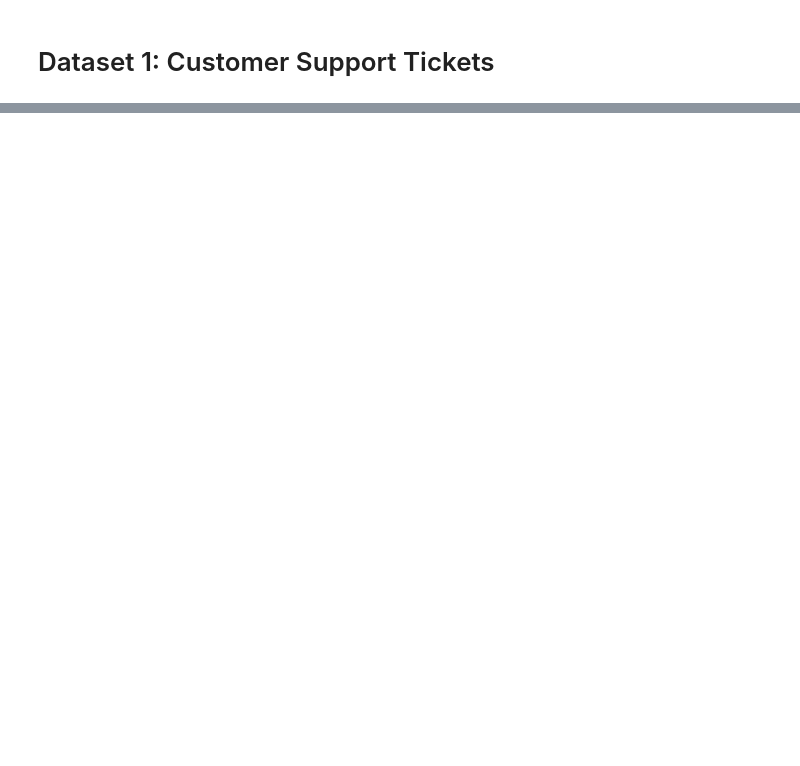
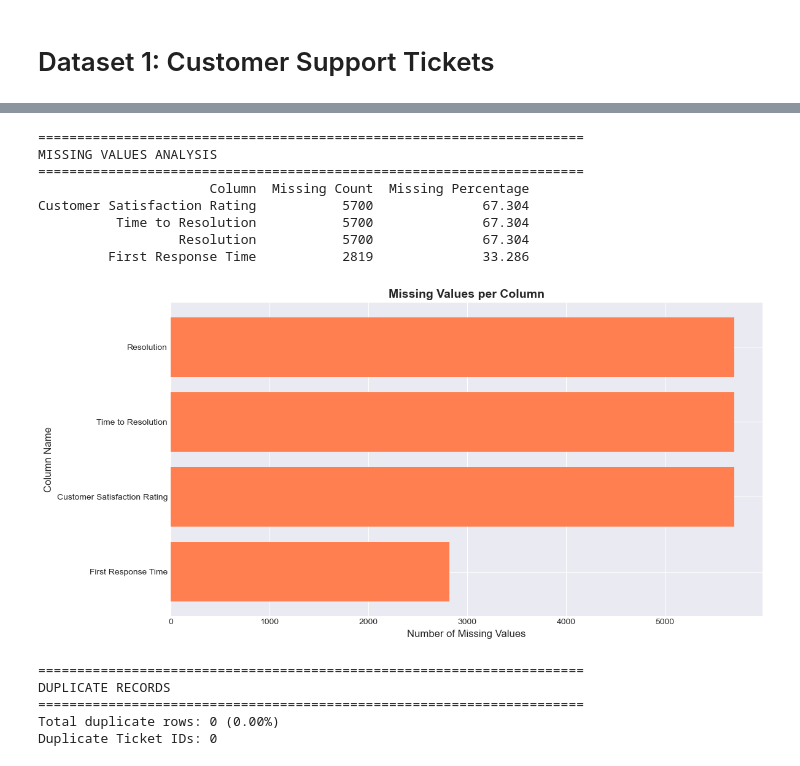
Before and after one commit to HoodaVishal/Intelligent-Customer-Support-System, a Jupyter notebook: notebooks/01_Data_Exploration.ipynb, the cells around one changed output, grey strips where cells are left out. Cells and saved outputs as stored; diff of their text form; code cells hidden in the pictures; blank space fills up the shorter version.

Commit message:
Add EDA of Customer Support Tickets

```diff
--- a/notebooks/01_Data_Exploration.ipynb
+++ b/notebooks/01_Data_Exploration.ipynb
@@ -243,0 +134,61 @@ Name: Time to Resolution, dtype: object
+# %%
+# Missing Values Analysis
+print('=' * 70)
+print('MISSING VALUES ANALYSIS')
+print('=' * 70)
+
+# Calculate missing values
+missing_counts = tickets.isnull().sum()
+missing_percent = (missing_counts / len(tickets)) * 100
+
+missing_df = pd.DataFrame({
+    'Column': missing_counts.index,
+    'Missing Count': missing_counts.values,
+    'Missing Percentage': missing_percent.values
+}).sort_values('Missing Count', ascending = False)
+
+# Display only columns with missing values
+missing_with_nulls = missing_df[missing_df['Missing Count'] > 0]
+if len(missing_with_nulls) > 0:
+    print(missing_with_nulls.to_string(index = False))
+else:
+    print('No missing values found')
+
+# Visualize missing values
+plt.figure(figsize = (12, 6))
+missing_with_nulls_sorted = missing_with_nulls.sort_values('Missing Count', ascending = True)
+plt.barh(missing_with_nulls_sorted['Column'], missing_with_nulls_sorted['Missing Count'], color = 'coral')
+plt.xlabel('Number of Missing Values', fontsize = 12)
+plt.ylabel('Column Name', fontsize = 12)
+plt.title('Missing Values per Column', fontsize = 14, fontweight = 'bold')
+plt.tight_layout()
+plt.show()
+# %% [output]
+======================================================================
+MISSING VALUES ANALYSIS
+======================================================================
+                      Column  Missing Count  Missing Percentage
+Customer Satisfaction Rating           5700              67.304
+          Time to Resolution           5700              67.304
+                  Resolution           5700              67.304
+         First Response Time           2819              33.286
+[figure, added]
+# %%
+# Duplicate Records
+print('=' * 70)
+print('DUPLICATE RECORDS')
+print('=' * 70)
+
+duplicates = tickets.duplicated().sum()
+print(f"Total duplicate rows: {duplicates:,} ({(duplicates / len(tickets) * 100):.2f}%)")
+
+# Check duplicates in Ticket ID
+if 'Ticket ID' in tickets.columns:
+    duplicate_ids = tickets['Ticket ID'].duplicated().sum()
+    print(f'Duplicate Ticket IDs: {duplicate_ids}')
+# %% [output]
+======================================================================
+DUPLICATE RECORDS
+======================================================================
+Total duplicate rows: 0 (0.00%)
+Duplicate Ticket IDs: 0
```
Also changed, not shown: parts of 8 cells of this notebook.
